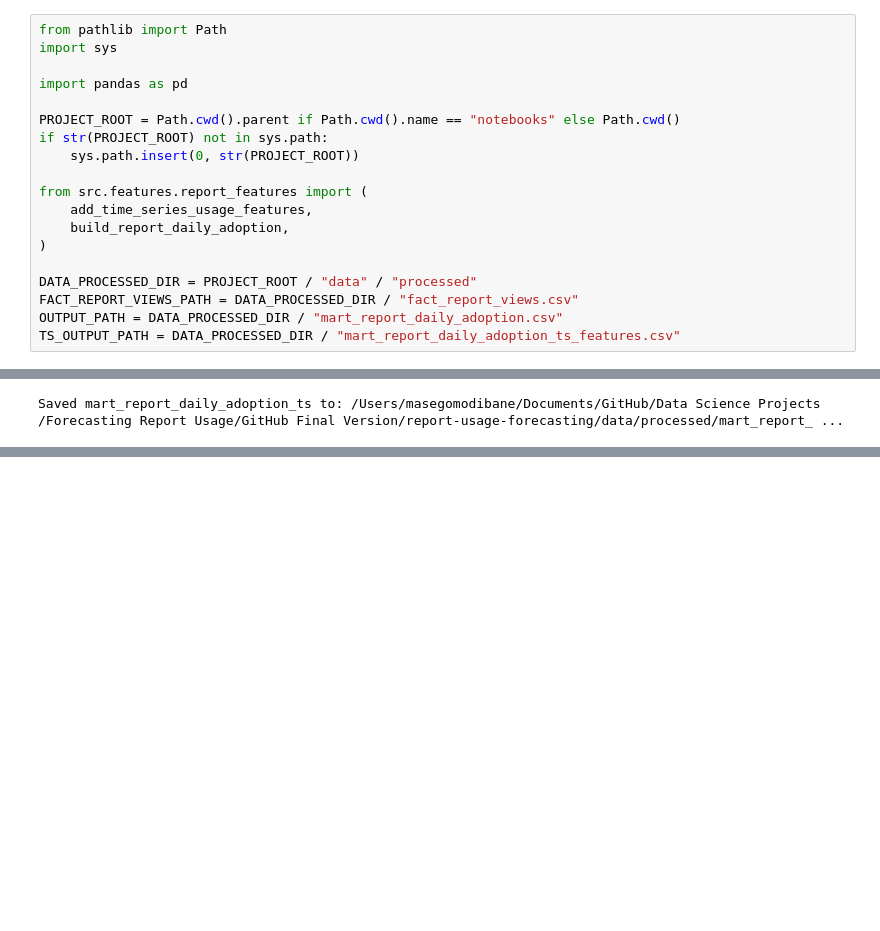
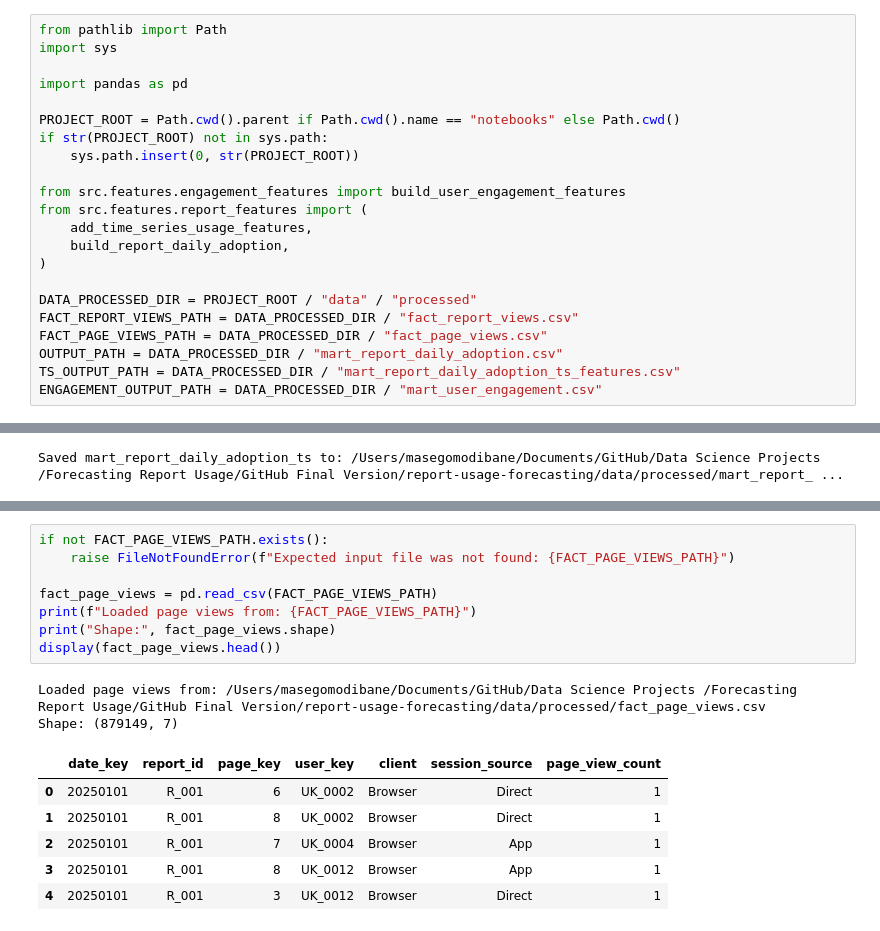
Before and after one commit to MasegoM94/report-usage-forecasting, a Jupyter notebook: notebooks/05_feature_engineering.ipynb, the cells around one changed output, grey strips where cells are left out. Drawn from its saved outputs; the diff is of its cells as text; blank space fills up the shorter version.

```diff
--- a/notebooks/05_feature_engineering.ipynb
+++ b/notebooks/05_feature_engineering.ipynb
@@ -23,6 +23,7 @@ PROJECT_ROOT = Path.cwd().parent if Path.cwd().name == "notebooks" else Path.cwd
 if str(PROJECT_ROOT) not in sys.path:
     sys.path.insert(0, str(PROJECT_ROOT))
 
+from src.features.engagement_features import build_user_engagement_features
 from src.features.report_features import (
     add_time_series_usage_features,
     build_report_daily_adoption,
@@ -30,8 +31,10 @@ from src.features.report_features import (
 
 DATA_PROCESSED_DIR = PROJECT_ROOT / "data" / "processed"
 FACT_REPORT_VIEWS_PATH = DATA_PROCESSED_DIR / "fact_report_views.csv"
+FACT_PAGE_VIEWS_PATH = DATA_PROCESSED_DIR / "fact_page_views.csv"
 OUTPUT_PATH = DATA_PROCESSED_DIR / "mart_report_daily_adoption.csv"
 TS_OUTPUT_PATH = DATA_PROCESSED_DIR / "mart_report_daily_adoption_ts_features.csv"
+ENGAGEMENT_OUTPUT_PATH = DATA_PROCESSED_DIR / "mart_user_engagement.csv"
 # %% [markdown]
 ## 2. Load `fact_report_views`
 
@@ -323,0 +343,17 @@ Saved mart_report_daily_adoption_ts to: /Users/masegomodibane/Documents/GitHub/D
+# %%
+if not FACT_PAGE_VIEWS_PATH.exists():
+    raise FileNotFoundError(f"Expected input file was not found: {FACT_PAGE_VIEWS_PATH}")
+
+fact_page_views = pd.read_csv(FACT_PAGE_VIEWS_PATH)
+print(f"Loaded page views from: {FACT_PAGE_VIEWS_PATH}")
+print("Shape:", fact_page_views.shape)
+display(fact_page_views.head())
+# %% [output]
+Loaded page views from: /Users/masegomodibane/Documents/GitHub/Data Science Projects /Forecasting Report Usage/GitHub Final Version/report-usage-forecasting/data/processed/fact_page_views.csv
+Shape: (879149, 7)
+|  | date_key | report_id | page_key | user_key | client | session_source | page_view_count |
+| 0 | 20250101 | R_001 | 6 | UK_0002 | Browser | Direct | 1 |
+| 1 | 20250101 | R_001 | 8 | UK_0002 | Browser | Direct | 1 |
+| 2 | 20250101 | R_001 | 7 | UK_0004 | Browser | App | 1 |
+| 3 | 20250101 | R_001 | 8 | UK_0012 | Browser | App | 1 |
+| 4 | 20250101 | R_001 | 3 | UK_0012 | Browser | Direct | 1 |
```
Also changed, not shown: parts of 10 cells of this notebook, 2 other files.
